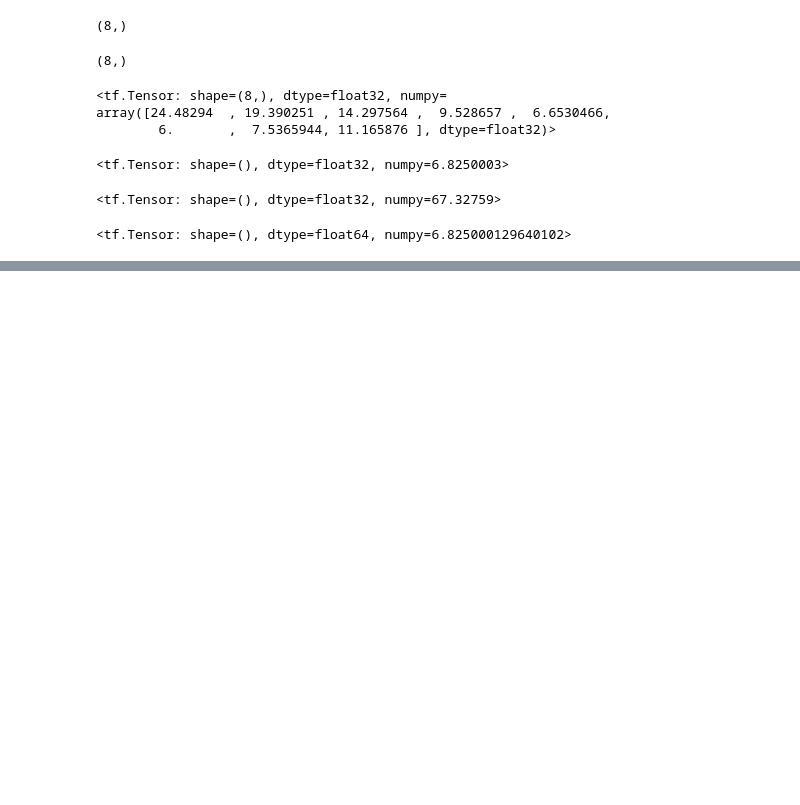
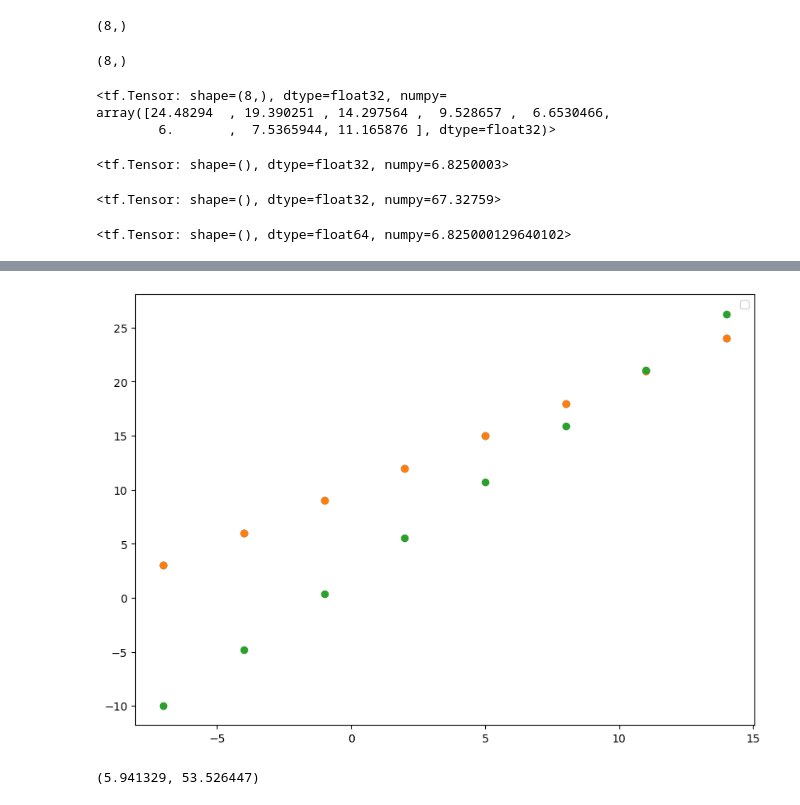
Before and after one commit to Pseudophoenix/Tensorflow-Practice, a Jupyter notebook: tensorflow_NN.ipynb, the cells around one changed output, grey strips where cells are left out. Saved outputs shown, nothing was run; the diff lists cells and outputs as text; code cells hidden in the pictures; blank space fills up the shorter version.

```diff
--- a/tensorflow_NN.ipynb
+++ b/tensorflow_NN.ipynb
@@ -319,0 +409,11 @@ tf.reduce_mean((y-y_preds.squeeze()))
+# %%
+tf.random.set_seed(42)
+model_2=tf.keras.Sequential([
+    tf.keras.layers.Dense(1),
+    tf.keras.layers.Dense(1) # added a new layer
+])
+model_2.compile(loss=tf.keras.losses.mae,
+                optimizer=tf.keras.optimizers.SGD(),
+                metrics=['mae'])
+
+model_2.fit(tf.expand_dims(X,axis=-1),y,epochs=100)
@@ -319,0 +439,4 @@ tf.reduce_mean((y-y_preds.squeeze()))
+# %%
+y_preds_2=model_2.predict(X)
+plot_predictions(predictions=y_preds_2)
+# %% [output]
@@ -319,0 +444,7 @@ tf.reduce_mean((y-y_preds.squeeze()))
+[figure, added]
+# %%
+mae_2=tf.keras.metrics.mean_absolute_error(y_pred=y_preds_2.squeeze(),y_true=y).numpy()
+mse_2=tf.keras.metrics.mean_squared_error(y_true=y,y_pred=y_preds_2.squeeze()).numpy()
+mae_2,mse_2
+# %% [output]
+(5.941329, 53.526447)
```
Also changed, not shown: parts of 13 cells of this notebook.
